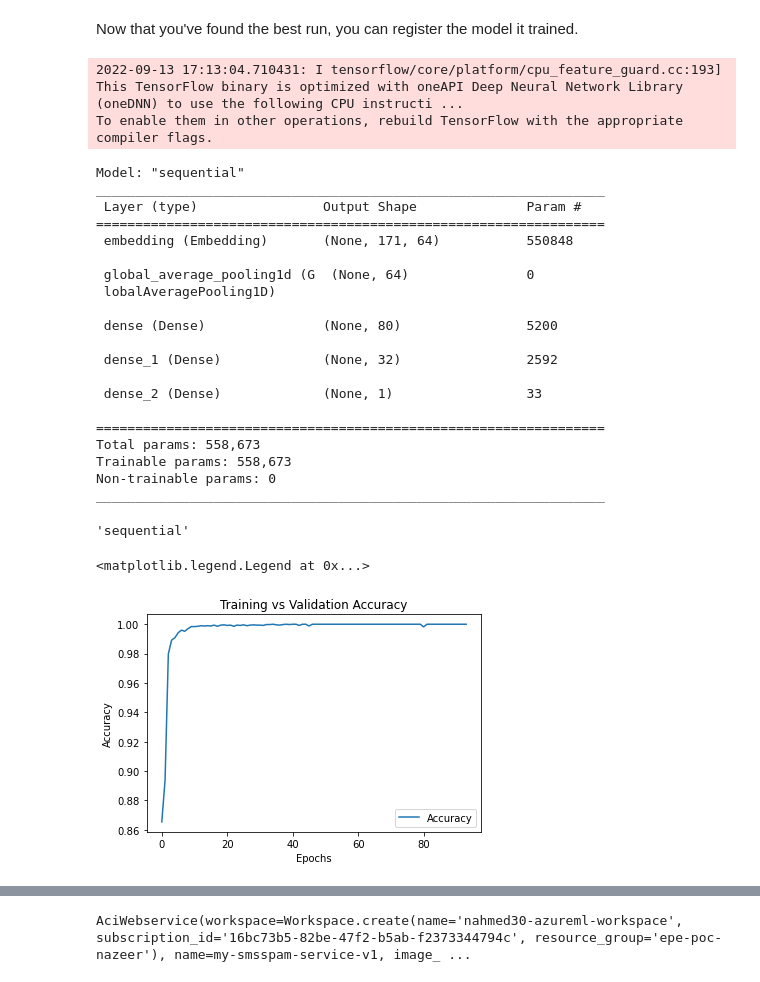
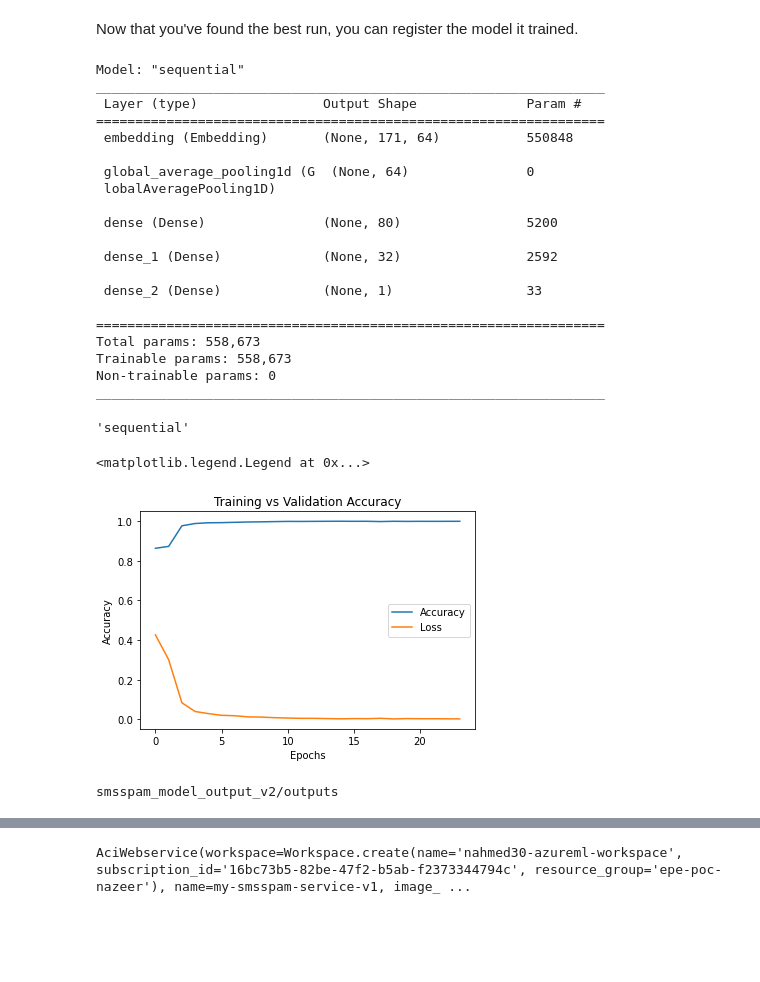
Before and after one commit to Nazeer2013/nd00333-capstone, a Jupyter notebook: automl_hyperdrive_v1/09132022HyperDrive_v3.ipynb, the cells around one changed output, grey strips where cells are left out. Cells and saved outputs as stored; diff of their text form; code cells hidden in the pictures; blank space fills up the shorter version.

```diff
--- a/automl_hyperdrive_v1/09132022HyperDrive_v3.ipynb
+++ b/automl_hyperdrive_v1/09132022HyperDrive_v3.ipynb
@@ -229,7 +229,7 @@ model.compile(loss='binary_crossentropy', optimizer=args.optimizer, metrics=['ac
 model.summary()
 
 
-history = model.fit(xTrain, yTrain, batch_size=32, epochs=100, initial_epoch=6, validation_data=(xTest, yTest))
+history = model.fit(xTrain, yTrain, batch_size=32, epochs=30, initial_epoch=6, validation_data=(xTest, yTest))
 
 # calculate accuracy
 # y_hat = model.predict(xTest)
@@ -243,9 +243,12 @@ eval_result = model.evaluate(xTest, yTest)
 
 print('evaluated results: ', eval_result)
 
-# run.log('loss', np.float64(eval_result[0]))
+run.log('Loss', np.float64(eval_result[0]))
 run.log('Accuracy', np.float64(eval_result[1]))
 
+accuracy_pct = np.float64(eval_result[1])
+
+print('Model Accuracy:  %.2f' % (accuracy_pct * 100))
 
 # calculate AUC
 # y_scores = model.predict_proba(xTest)
@@ -259,6 +262,8 @@ run.log('Accuracy', np.float64(eval_result[1]))
 #    print (hist.history[x[0]])
 #    plt.plot(hist.history[x])
 
+# Create the outputs folder - save any outputs you want managed by AzureML here
+os.makedirs('./outputs', exist_ok=True)
 
 print('Saving model history...')
 with open(f'outputs/model.history', 'wb') as f:
@@ -267,7 +272,9 @@ with open(f'outputs/model.history', 'wb') as f:
 print('Saving model...')
 model.save(f'outputs/')
 
-print('Done!')
+model.save(f'outputs/sms_spam_check_model_v1.h5')
+
+print('Model is saved Done!')
 print('-'*100)
 
 
@@ -398,31 +402,29 @@ best_run.download_files(output_directory='smsspam_model_output')
 import tensorflow.keras as K
 
 # load the model
-model = K.models.load_model(f'smsspam_model_output/outputs/')
+model = K.models.load_model(f'smsspam_model_output_v2/outputs/sms_spam_check_model_v1.h5')
 model.summary()
 # %% [output]
-2022-09-13 17:13:04.710431: I tensorflow/core/platform/cpu_feature_guard.cc:193] This TensorFlow binary is optimized with oneAPI Deep Neural Network Library (oneDNN) to use the following CPU instructi ...
-To enable them in other operations, rebuild TensorFlow with the appropriate compiler flags.
+Model: "sequential"
+_________________________________________________________________
+ Layer (type)                Output Shape              Param #
+=================================================================
+ embedding (Embedding)       (None, 171, 64)           550848
+
+ global_average_pooling1d (G  (None, 64)               0
+ lobalAveragePooling1D)
+
+ dense (Dense)               (None, 80)                5200
+
+ dense_1 (Dense)             (None, 32)                2592
+
+ dense_2 (Dense)             (None, 1)                 33
+
+=================================================================
+Total params: 558,673
+Trainable params: 558,673
+Non-trainable params: 0
+_________________________________________________________________
-Model: "sequential"
-_________________________________________________________________
- Layer (type)                Output Shape              Param #
-=================================================================
- embedding (Embedding)       (None, 171, 64)           550848
-
- global_average_pooling1d (G  (None, 64)               0
- lobalAveragePooling1D)
-
- dense (Dense)               (None, 80)                5200
-
- dense_1 (Dense)             (None, 32)                2592
-
- dense_2 (Dense)             (None, 1)                 33
-
-=================================================================
-Total params: 558,673
-Trainable params: 558,673
-Non-trainable params: 0
-_________________________________________________________________
 # %%
 model.name
 # %% [output]
@@ -430,18 +432,24 @@ model.name
 # %%
 import pickle
 import matplotlib.pyplot as plt
 %matplotlib inline
 
 # load model history
-with open(f'smsspam_model_output/outputs/model.history', 'rb') as fp:
+with open(f'smsspam_model_output_v2/outputs/model.history', 'rb') as fp:
     history = pickle.load(fp)
 
 plt.plot(history['accuracy'], label='Accuracy')
-#plt.plot(history['val_acc'], label='Validation Accuracy')
+plt.plot(history['loss'], label='Loss')
 plt.title('Training vs Validation Accuracy')
 plt.xlabel('Epochs')
 plt.ylabel('Accuracy')
 plt.legend()
 # %% [output]
 <matplotlib.legend.Legend at 0x...>
-[figure, old version]
+[figure, new version]
+# %%
+MODEL_DIR = "smsspam_model_output_v2/outputs"
+export_path = os.path.join(MODEL_DIR)
+print(export_path)
+# %% [output]
+smsspam_model_output_v2/outputs
```
Also changed, not shown: parts of 30 cells of this notebook.
